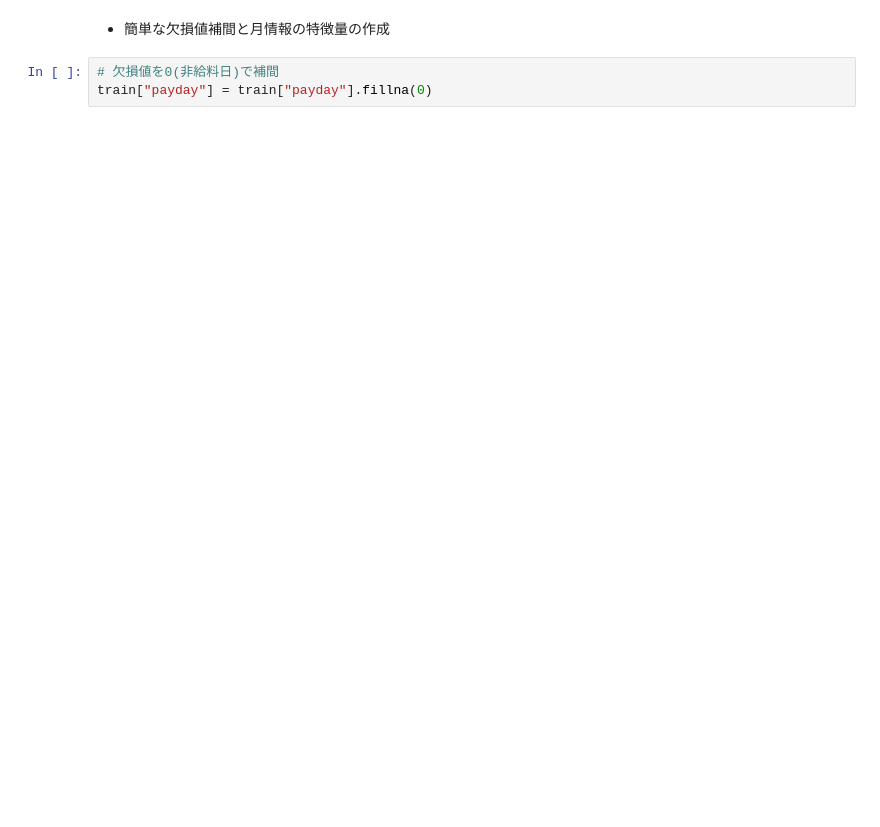
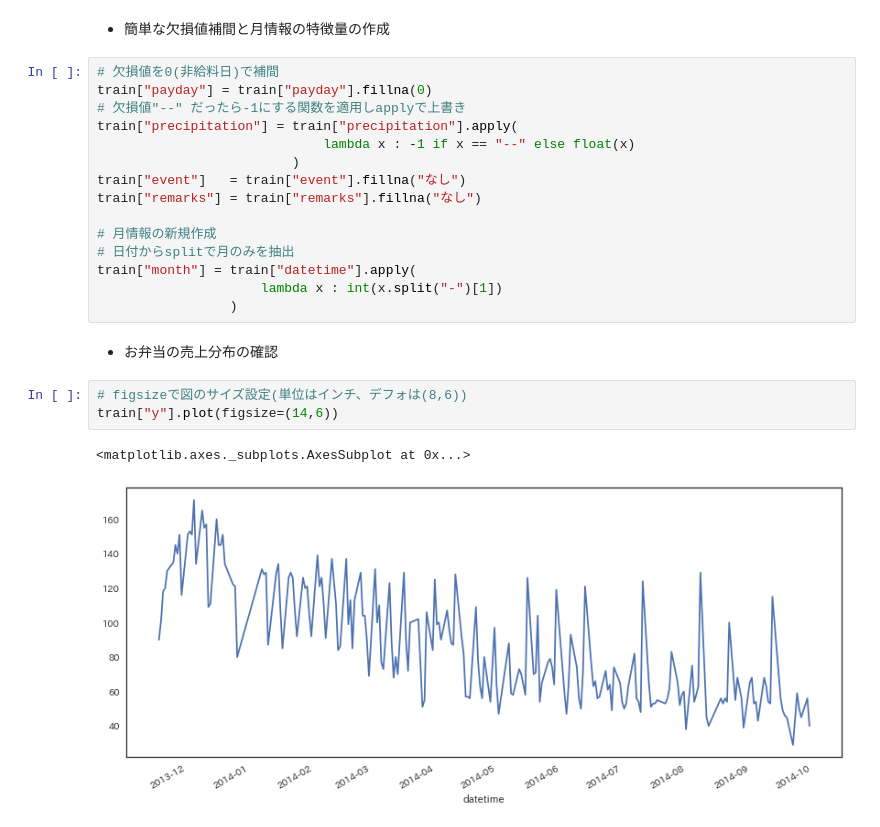
Before and after one commit to OnsenTamagoYoshi/DSCompe_LunchDemandForecast, a Jupyter notebook: チュートリアル.ipynb, the cells around one changed output. Cells and saved outputs as stored; diff of their text form; blank space fills up the shorter version.

```diff
--- a/チュートリアル.ipynb
+++ b/チュートリアル.ipynb
@@ -53,6 +57,26 @@ train.describe(include="O")
 | freq | 1 | 43 | 6 | 12 | 9 | 53 | 169 |
 # %% [markdown]
 - 簡単な欠損値補間と月情報の特徴量の作成
-# %%
-# 欠損値を0(非給料日)で補間
-train["payday"] = train["payday"].fillna(0)
+# %%
+# 欠損値を0(非給料日)で補間
+train["payday"] = train["payday"].fillna(0)
+# 欠損値"--" だったら-1にする関数を適用しapplyで上書き
+train["precipitation"] = train["precipitation"].apply(
+                             lambda x : -1 if x == "--" else float(x)
+                         )
+train["event"]   = train["event"].fillna("なし")
+train["remarks"] = train["remarks"].fillna("なし")
+
+# 月情報の新規作成
+# 日付からsplitで月のみを抽出
+train["month"] = train["datetime"].apply(
+                     lambda x : int(x.split("-")[1])
+                 )
+# %% [markdown]
+- お弁当の売上分布の確認
+# %%
+# figsizeで図のサイズ設定(単位はインチ、デフォは(8,6))
+train["y"].plot(figsize=(14,6))
+# %% [output]
+<matplotlib.axes._subplots.AxesSubplot at 0x...>
+[figure, added]
```
Also changed, not shown: parts of 53 cells of this notebook.
